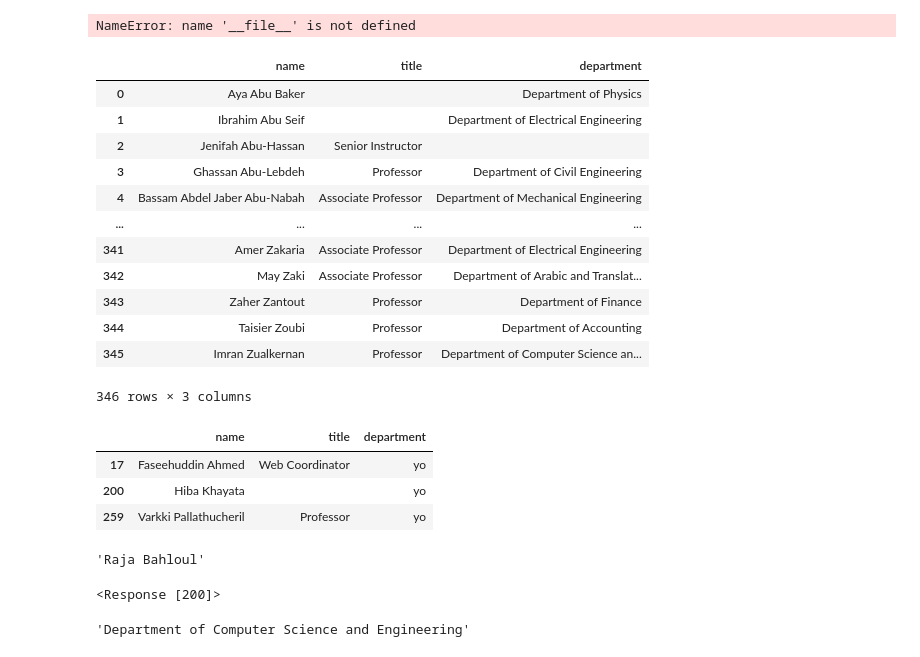
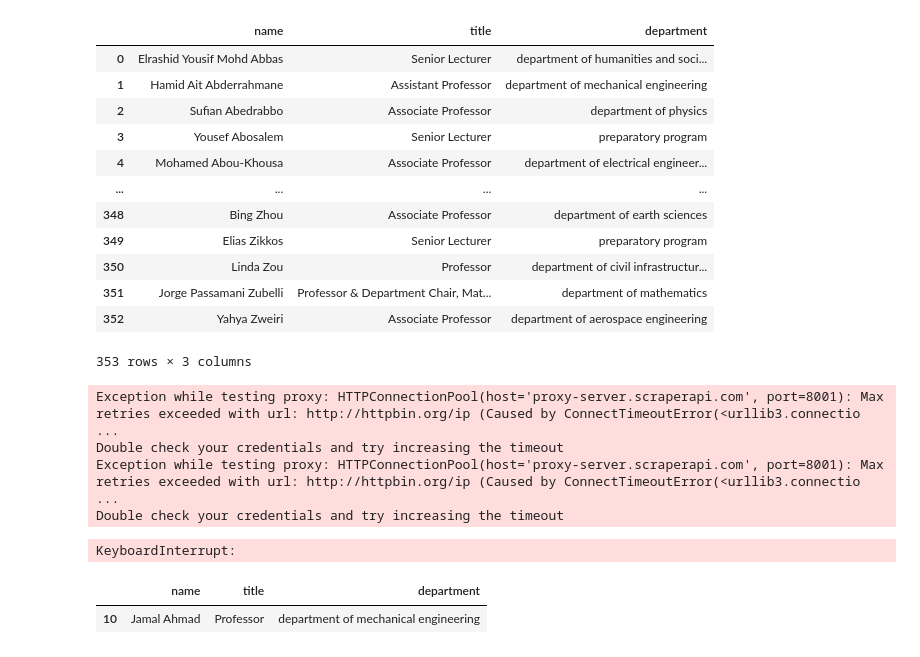
Before and after one commit to HussainMSajwani/EAR, a Jupyter notebook: experiments.ipynb, the cells around one changed output. Cells and saved outputs as stored; diff of their text form; code cells hidden in the pictures.

Commit message:
experimenting with more features for scholar scraper. looks like we will need a proxy soon.

```diff
--- a/experiments.ipynb
+++ b/experiments.ipynb
@@ -57,21 +1,33 @@ KeyboardInterrupt:
-# %%
-from pathlib import Path
-Path(__file__)
-# %% [output]
-NameError: name '__file__' is not defined
+# %%
+from src.FacultyScraper import KUScraper
+
+kusc = KUScraper()
+# %%
+df = kusc.scrape_faculty()
 # %%
 df
 # %% [output]
 |  | name | title | department |
-| 0 | Aya Abu Baker |  | Department of Physics |
-| 1 | Ibrahim Abu Seif |  | Department of Electrical Engineering |
-| 2 | Jenifah Abu-Hassan | Senior Instructor |  |
-| 3 | Ghassan Abu-Lebdeh | Professor | Department of Civil Engineering |
-| 4 | Bassam Abdel Jaber Abu-Nabah | Associate Professor | Department of Mechanical Engineering |
+| 0 | Elrashid Yousif Mohd Abbas | Senior Lecturer | department of humanities and soci... |
+| 1 | Hamid Ait Abderrahmane | Assistant Professor | department of mechanical engineering |
+| 2 | Sufian Abedrabbo | Associate Professor | department of physics |
+| 3 | Yousef Abosalem | Senior Lecturer | preparatory program |
+| 4 | Mohamed Abou-Khousa | Associate Professor | department of electrical engineer... |
 | ... | ... | ... | ... |
-| 341 | Amer Zakaria | Associate Professor | Department of Electrical Engineering |
-| 342 | May Zaki | Associate Professor | Department of Arabic and Translat... |
-| 343 | Zaher Zantout | Professor | Department of Finance |
-| 344 | Taisier Zoubi | Professor | Department of Accounting |
-| 345 | Imran Zualkernan | Professor | Department of Computer Science an... |
+| 348 | Bing Zhou | Associate Professor | department of earth sciences |
+| 349 | Elias Zikkos | Senior Lecturer | preparatory program |
+| 350 | Linda Zou | Professor | department of civil infrastructur... |
+| 351 | Jorge Passamani Zubelli | Professor & Department Chair, Mat... | department of mathematics |
+| 352 | Yahya Zweiri | Associate Professor | department of aerospace engineering |
-346 rows × 3 columns
+353 rows × 3 columns
+# %%
+from scholarly import ProxyGenerator, scholarly
+pg = ProxyGenerator()
+success = pg.ScraperAPI("54e693a1fed23814f2d6c6b07ba76b20")
+scholarly.use_proxy(pg)
+# %% [output]
+Exception while testing proxy: HTTPConnectionPool(host='proxy-server.scraperapi.com', port=8001): Max retries exceeded with url: http://httpbin.org/ip (Caused by ConnectTimeoutError(<urllib3.connectio ...
+Double check your credentials and try increasing the timeout
+Exception while testing proxy: HTTPConnectionPool(host='proxy-server.scraperapi.com', port=8001): Max retries exceeded with url: http://httpbin.org/ip (Caused by ConnectTimeoutError(<urllib3.connectio ...
+Double check your credentials and try increasing the timeout
+KeyboardInterrupt:
@@ -78,18 +77,5 @@ df
 # %%
-df.query("department == ''")
+df.query("name == 'Jamal Ahmad'")
 # %% [output]
 |  | name | title | department |
-| 17 | Faseehuddin Ahmed | Web Coordinator | yo |
-| 200 | Hiba Khayata |  | yo |
-| 259 | Varkki Pallathucheril | Professor | yo |
+| 10 | Jamal Ahmad | Professor | department of mechanical engineering |
-# %%
-"Mrs. Raja Bahloul".split()[1:].
-# %% [output]
-'Raja Bahloul'
-# %%
-profile.find_all('a', href=True)[0]['href']
-personal_page_url = "https://www.aus.edu" + profile.find_all('a', href=True)[0]['href']
-page = requests.get(personal_page_url)
-page
-# %% [output]
-<Response [200]>
@@ -98,4 +81,0 @@ personal_soup = BeautifulSoup(requests.get(personal_page_url).content, "html.par
-# %%
-personal_soup.find_all("div", {"class": "field field-name-field-department-ref field-type-entityreference field-label-hidden"})[0].text
-# %% [output]
-'Department of Computer Science and Engineering'
```
Also changed, not shown: parts of 7 cells of this notebook, 3 other files.
